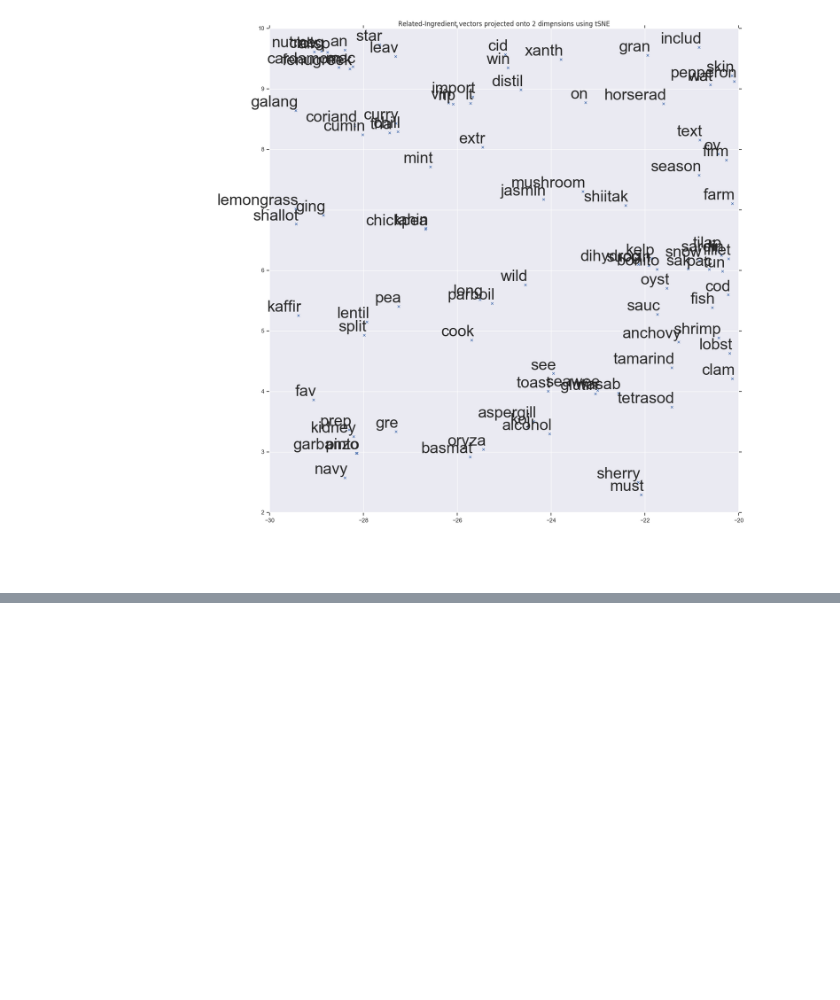
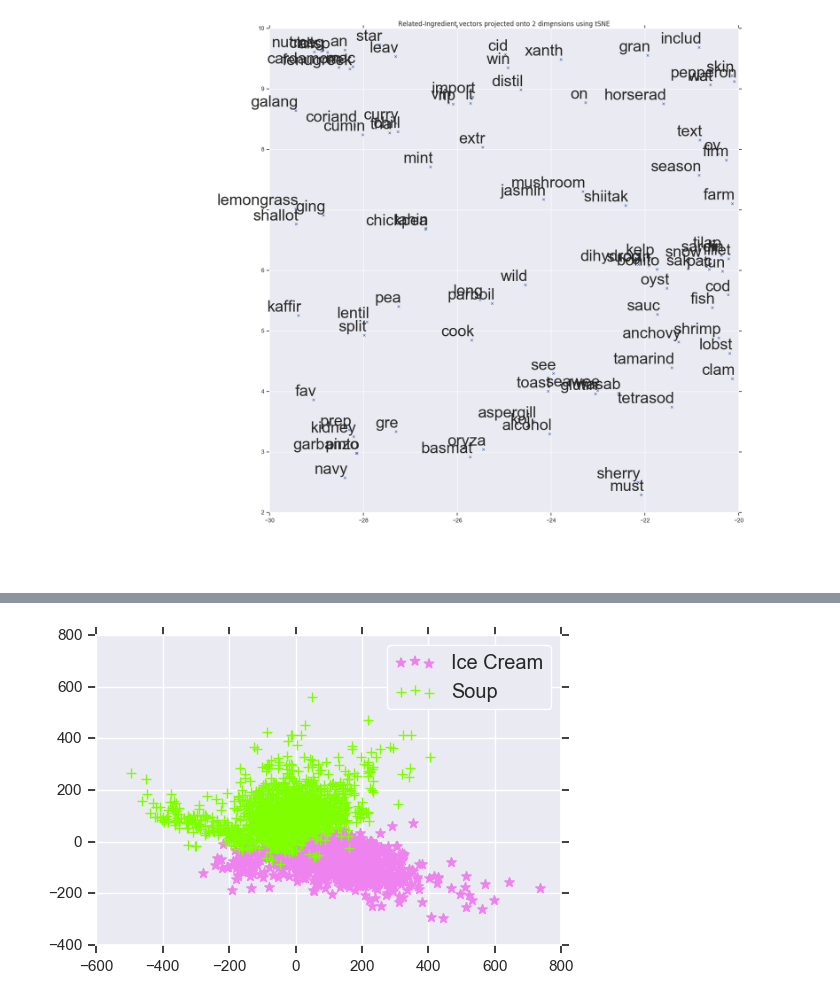
Before and after one commit to drmjw/product-database, a Jupyter notebook: USDA-sunFeb18.ipynb, the cells around one changed output, grey strips where cells are left out. Cells and saved outputs as stored; diff of their text form; code cells hidden in the pictures; blank space fills up the shorter version.

```diff
--- a/USDA-sunFeb18.ipynb
+++ b/USDA-sunFeb18.ipynb
@@ -1036,0 +1100,9 @@ plt.show()
+# %%
+#sns.set()
+
+plt.scatter(resultice[:, 0], resultice[:, 1] , s=50,  marker='*' , c='VIOLET',edgecolor='face' )
+plt.scatter(resultsoup[:, 0], resultsoup[:, 1],s=50,  marker='+' , c='CHARTREUSE',edgecolor='face')
+plt.legend(['Ice Cream','Soup'],fontsize='large',fancybox=True,)
+plt.show()
+# %% [output]
+[figure, added]
```
Also changed, not shown: parts of 14 cells of this notebook.
